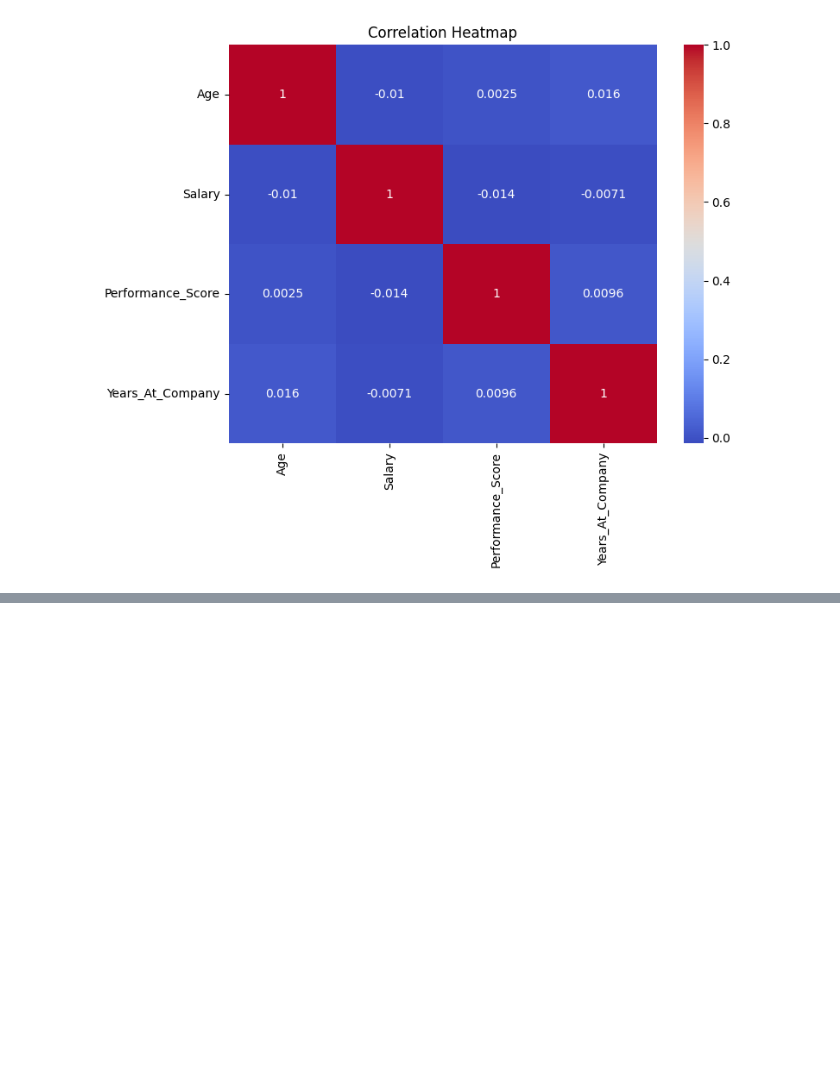
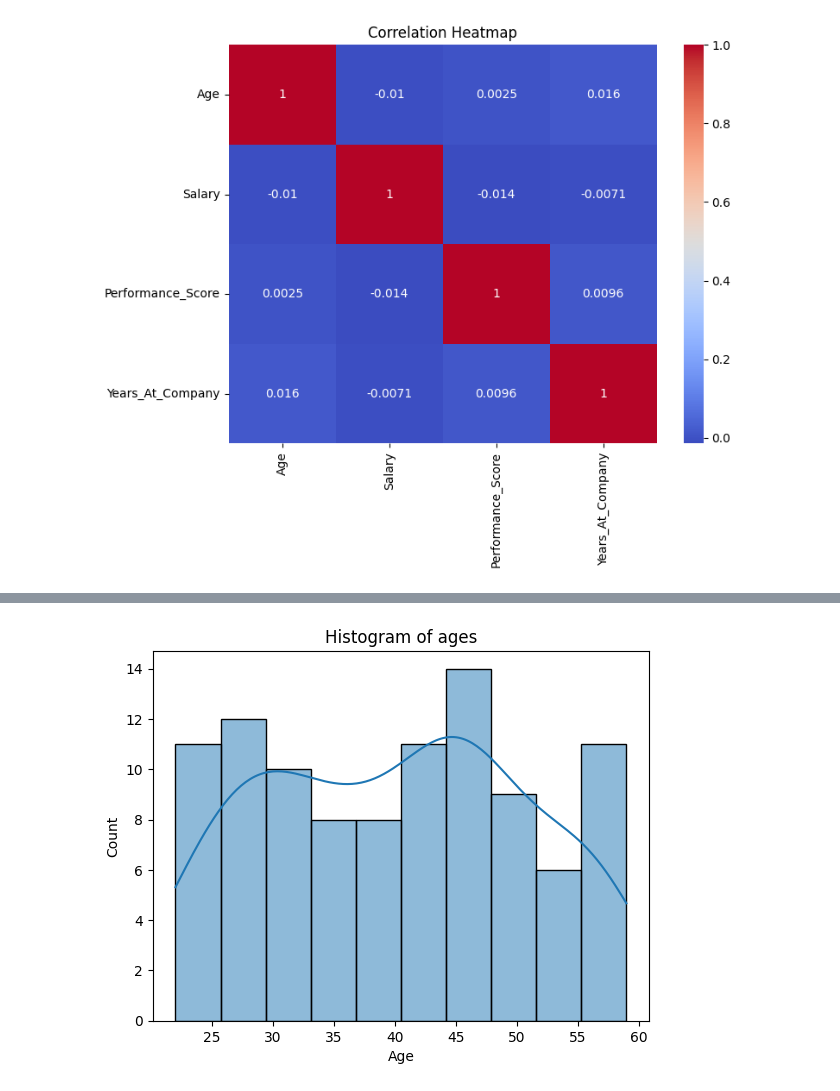
Before and after one commit to sarashyam/learn_DataScience_ChatGPT, a Jupyter notebook: Perplexity_1/correlation_4.ipynb, the cells around one changed output, grey strips where cells are left out. Drawn from its saved outputs; the diff is of its cells as text; code cells hidden in the pictures; blank space fills up the shorter version.

```diff
--- a/Perplexity_1/correlation_4.ipynb
+++ b/Perplexity_1/correlation_4.ipynb
@@ -25,0 +167,6 @@ Years_At_Company   0.015559 -0.007053           0.009569          1.000000
+# %%
+sns.histplot(data=df,x="Age",bins=10,kde=True)
+plt.title("Histogram of ages")
+plt.show()
+# %% [output]
+[figure, added]
```
Also changed, not shown: parts of 18 cells of this notebook, 1 other file.
